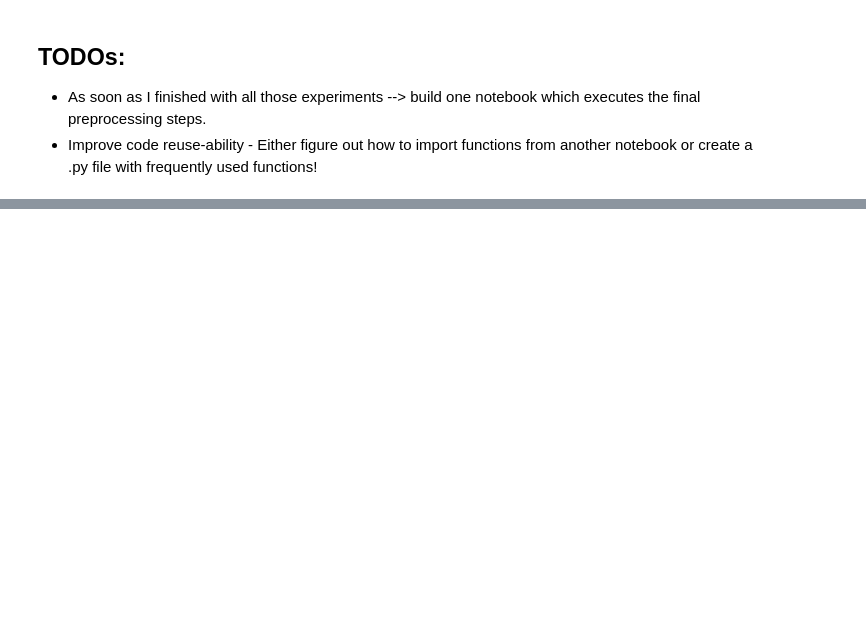
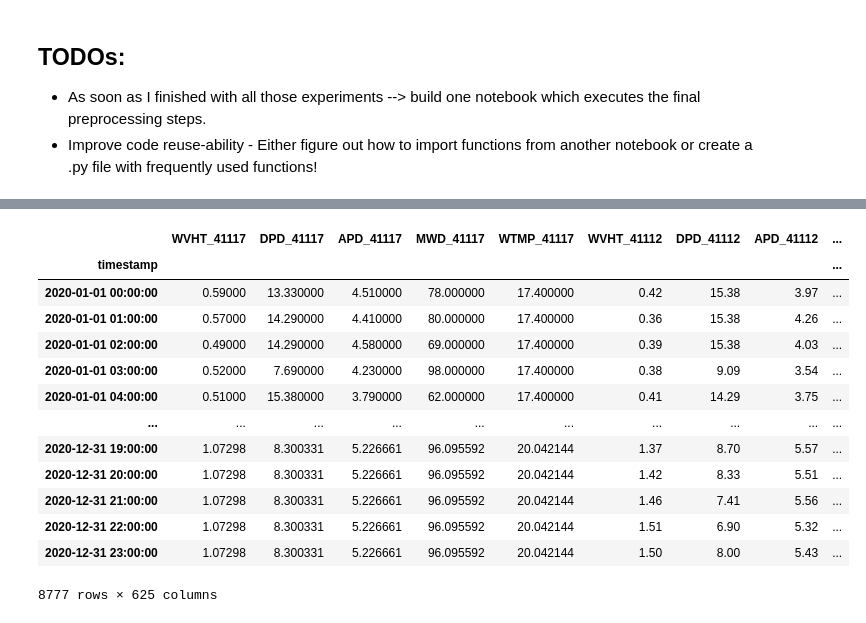
Before and after one commit to elsandner/Master_Project, a Jupyter notebook: NDBC Buoy Data/NaN_imputation.ipynb, the cells around one changed output, grey strips where cells are left out. Saved outputs shown, nothing was run; the diff lists cells and outputs as text; code cells hidden in the pictures; blank space fills up the shorter version.

```diff
--- a/NDBC Buoy Data/NaN_imputation.ipynb
+++ b/NDBC Buoy Data/NaN_imputation.ipynb
@@ -40,0 +93,19 @@ df = datawig.SimpleImputer.complete(data)
+# %%
+imputed_data_mean = data.fillna(data.mean()) #replace all NaN values with the column-mean
+# %%
+imputed_data_mean
+# %% [output]
+|  | WVHT_41117 | DPD_41117 | APD_41117 | MWD_41117 | WTMP_41117 | WVHT_41112 | DPD_41112 | APD_41112 | ... |
+| timestamp |  |  |  |  |  |  |  |  | ... |
+| 2020-01-01 00:00:00 | 0.59000 | 13.330000 | 4.510000 | 78.000000 | 17.400000 | 0.42 | 15.38 | 3.97 | ... |
+| 2020-01-01 01:00:00 | 0.57000 | 14.290000 | 4.410000 | 80.000000 | 17.400000 | 0.36 | 15.38 | 4.26 | ... |
+| 2020-01-01 02:00:00 | 0.49000 | 14.290000 | 4.580000 | 69.000000 | 17.400000 | 0.39 | 15.38 | 4.03 | ... |
+| 2020-01-01 03:00:00 | 0.52000 | 7.690000 | 4.230000 | 98.000000 | 17.400000 | 0.38 | 9.09 | 3.54 | ... |
+| 2020-01-01 04:00:00 | 0.51000 | 15.380000 | 3.790000 | 62.000000 | 17.400000 | 0.41 | 14.29 | 3.75 | ... |
+| ... | ... | ... | ... | ... | ... | ... | ... | ... | ... |
+| 2020-12-31 19:00:00 | 1.07298 | 8.300331 | 5.226661 | 96.095592 | 20.042144 | 1.37 | 8.70 | 5.57 | ... |
+| 2020-12-31 20:00:00 | 1.07298 | 8.300331 | 5.226661 | 96.095592 | 20.042144 | 1.42 | 8.33 | 5.51 | ... |
+| 2020-12-31 21:00:00 | 1.07298 | 8.300331 | 5.226661 | 96.095592 | 20.042144 | 1.46 | 7.41 | 5.56 | ... |
+| 2020-12-31 22:00:00 | 1.07298 | 8.300331 | 5.226661 | 96.095592 | 20.042144 | 1.51 | 6.90 | 5.32 | ... |
+| 2020-12-31 23:00:00 | 1.07298 | 8.300331 | 5.226661 | 96.095592 | 20.042144 | 1.50 | 8.00 | 5.43 | ... |
+8777 rows × 625 columns
```
Also changed, not shown: parts of 21 cells of this notebook, 4 other files.
